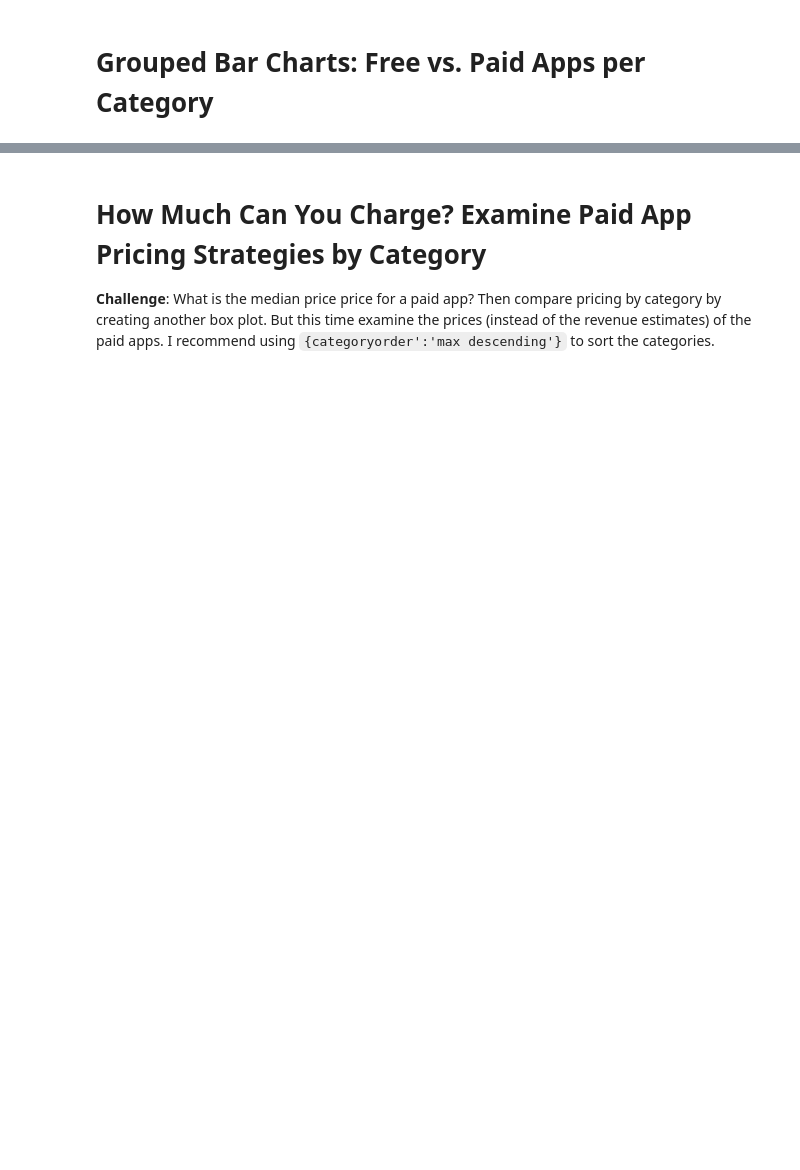
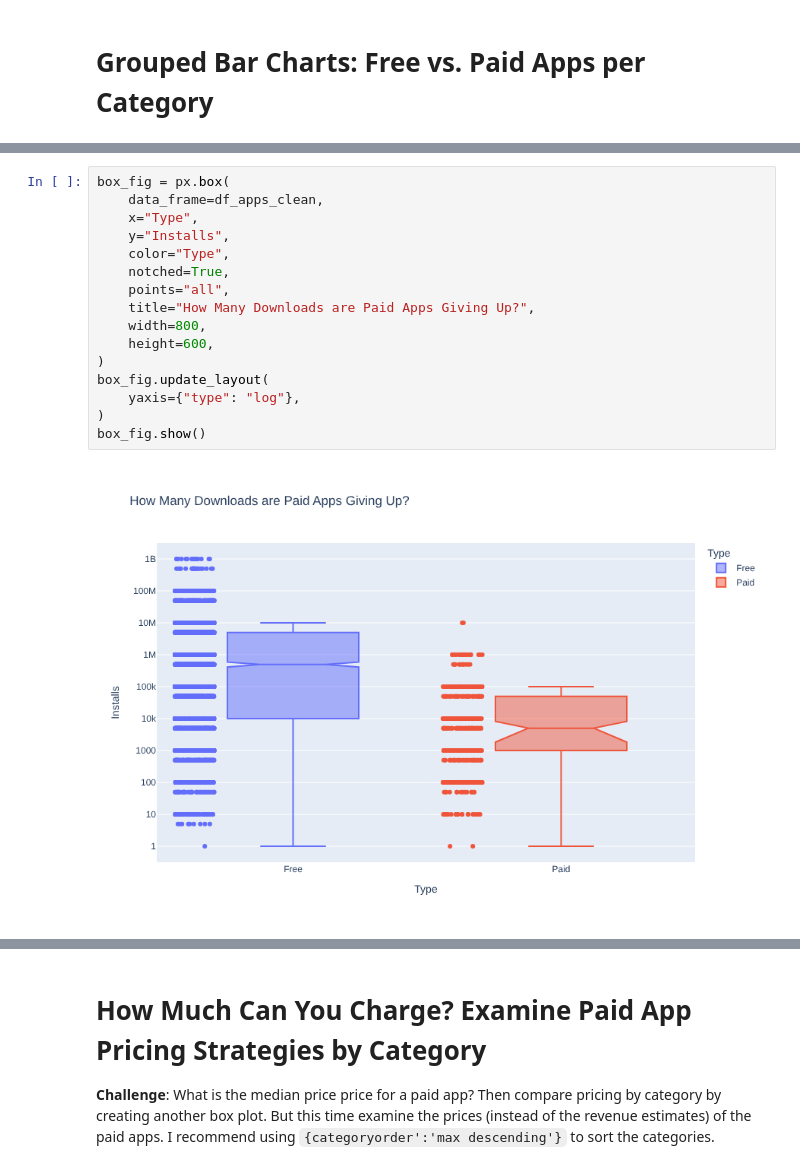
Before and after one commit to Jonikulov/100-days-python-bootcamp, a Jupyter notebook: day_76_plotly_charts_analyze_android_app_store/Google Play Store App Analytics.ipynb, the cells around one changed output, grey strips where cells are left out. Saved outputs shown, nothing was run; the diff lists cells and outputs as text; blank space fills up the shorter version.

```diff
--- a/day_76_plotly_charts_analyze_android_app_store/Google Play Store App Analytics.ipynb
+++ b/day_76_plotly_charts_analyze_android_app_store/Google Play Store App Analytics.ipynb
@@ -686,6 +717,24 @@ See if you can figure out how to get the look above by changing the `categoryord
 Use the [Box Plots Guide](https://plotly.com/python/box-plots/) and the [.box API reference](https://plotly.com/python-api-reference/generated/plotly.express.box.html) to create the following chart.
 
 <img src=https://imgur.com/uVsECT3.png>
+# %%
+box_fig = px.box(
+    data_frame=df_apps_clean,
+    x="Type",
+    y="Installs",
+    color="Type",
+    notched=True,
+    points="all",
+    title="How Many Downloads are Paid Apps Giving Up?",
+    width=800,
+    height=600,
+)
+box_fig.update_layout(
+    yaxis={"type": "log"},
+)
+box_fig.show()
+# %% [output]
+[figure, added]
 # %% [markdown]
 # Plotly Box Plots: Revenue by App Category
 
```
Also changed, not shown: parts of 16 cells of this notebook.
